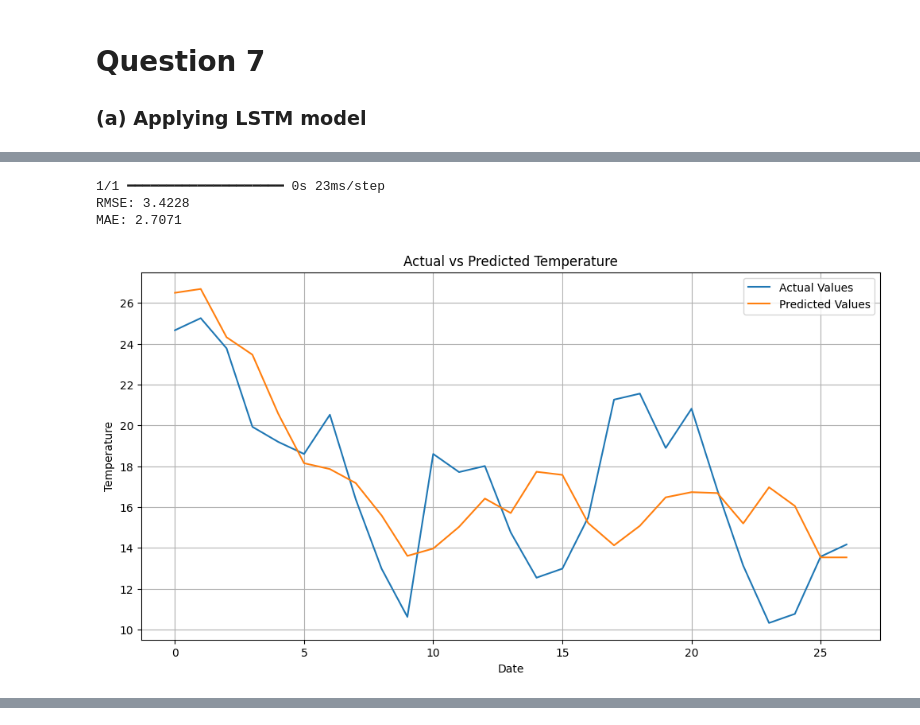
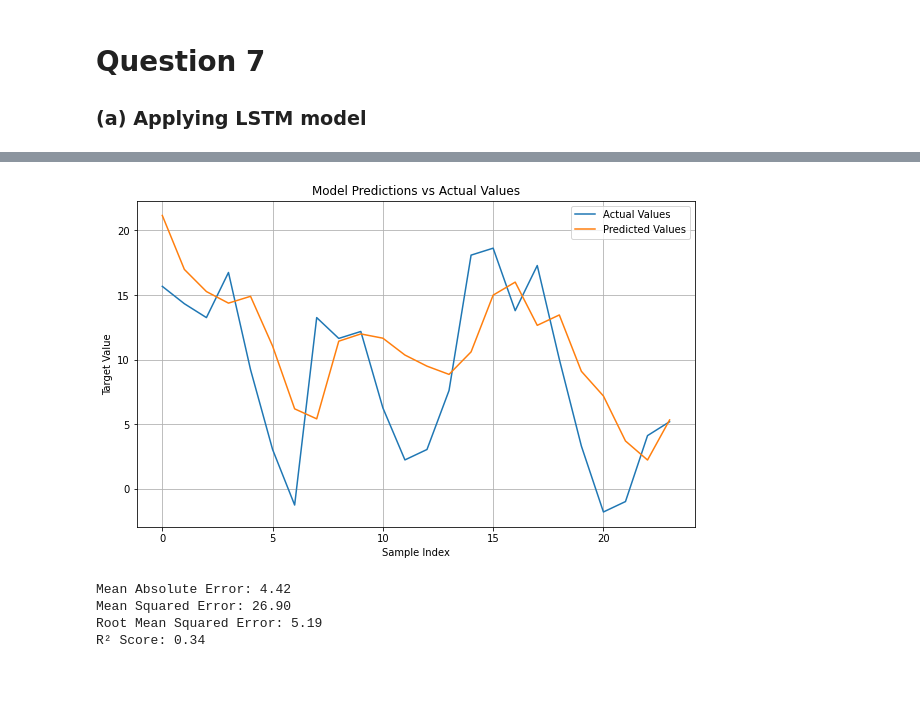
Before and after one commit to longle0702/lstm-predict-paris-temp, a Jupyter notebook: time_series_group_4.ipynb, the cells around one changed output, grey strips where cells are left out. Saved outputs shown, nothing was run; the diff lists cells and outputs as text; code cells hidden in the pictures; blank space fills up the shorter version.

```diff
--- a/time_series_group_4.ipynb
+++ b/time_series_group_4.ipynb
@@ -107,22 +109,3 @@ See the caveats in the documentation: https://pandas.pydata.org/pandas-docs/stab
 # %% [markdown]
 # Question 7
 ### (a) Applying LSTM model
-# %%
-def create_features_and_labels(data, feature_columns, target_column, window=1):
-    X, y = [], []
-    for i in range(len(data) - window):
-        X.append(data[feature_columns].iloc[i:i + window].values)
-        y.append(data[target_column].iloc[i + window])
-    return np.array(X), np.array(y)
-
-feature_columns = numerical_features
-target_column = 'temp'
-window_size = 4
-
-X_train, y_train = create_features_and_labels(train_set, feature_columns, target_column, window=window_size)
-X_test, y_test = create_features_and_labels(test_set, feature_columns, target_column, window=window_size)
-
-print(f"X_train shape: {X_train.shape}")
-print(f"y_train shape: {y_train.shape}")
-print(f"X_test shape: {X_test.shape}")
-print(f"y_test shape: {y_test.shape}")
@@ -182,24 +201,25 @@ plt.show()
-# %%
-y_pred = model.predict(X_test)
-scaler_temp = MinMaxScaler()
-scaler_temp.min_, scaler_temp.scale_ = scaler.min_[df.columns.get_loc('temp')], scaler.scale_[df.columns.get_loc('temp')]
-y_test_original = scaler_temp.inverse_transform(y_test.reshape(-1, 1)).flatten()
-y_pred_original = scaler_temp.inverse_transform(y_pred).flatten()
-rmse = np.sqrt(mean_squared_error(y_test_original, y_pred_original))
-mae = mean_absolute_error(y_test_original, y_pred_original)
-print(f"RMSE: {rmse:.4f}")
-print(f"MAE: {mae:.4f}")
-plt.figure(figsize=(12, 6))
-plt.plot(y_test_original, label="Actual Values")
-plt.plot(y_pred_original, label="Predicted Values")
-plt.title("Actual vs Predicted Temperature")
-plt.xlabel("Date")
-plt.ylabel("Temperature")
-plt.legend()
-plt.grid(True)
-plt.show()
-# %% [output]
-1/1 ━━━━━━━━━━━━━━━━━━━━ 0s 23ms/step
-RMSE: 3.4228
-MAE: 2.7071
-[figure, removed]
+# %%
+model = load_model("best_model_3.keras")
+y_pred_scaled = model.predict(X_test_reshaped)
+y_pred = scaler_y.inverse_transform(y_pred_scaled)
+y_test_actual = scaler_y.inverse_transform(y_test_reshaped)
+plt.figure(figsize=(10, 6))
+plt.plot(y_test_actual, label="Actual Values")
+plt.plot(y_pred, label="Predicted Values")
+plt.title("Model Predictions vs Actual Values")
+plt.xlabel("Sample Index")
+plt.ylabel("Target Value")
+plt.legend()
+plt.grid()
+plt.show()
+
+mae = mean_absolute_error(y_test_actual, y_pred)
+mse = mean_squared_error(y_test_actual, y_pred)
+rmse = np.sqrt(mse)
+r2 = r2_score(y_test_actual, y_pred)
+
+print(f"Mean Absolute Error: {mae:.2f}")
+print(f"Mean Squared Error: {mse:.2f}")
+print(f"Root Mean Squared Error: {rmse:.2f}")
+print(f"R² Score: {r2:.2f}")
+# %% [output]
@@ -205,0 +227,5 @@ MAE: 2.7071
+[figure, added]
+Mean Absolute Error: 4.42
+Mean Squared Error: 26.90
+Root Mean Squared Error: 5.19
+R² Score: 0.34
```
Also changed, not shown: parts of 15 cells of this notebook, 4 other files.
